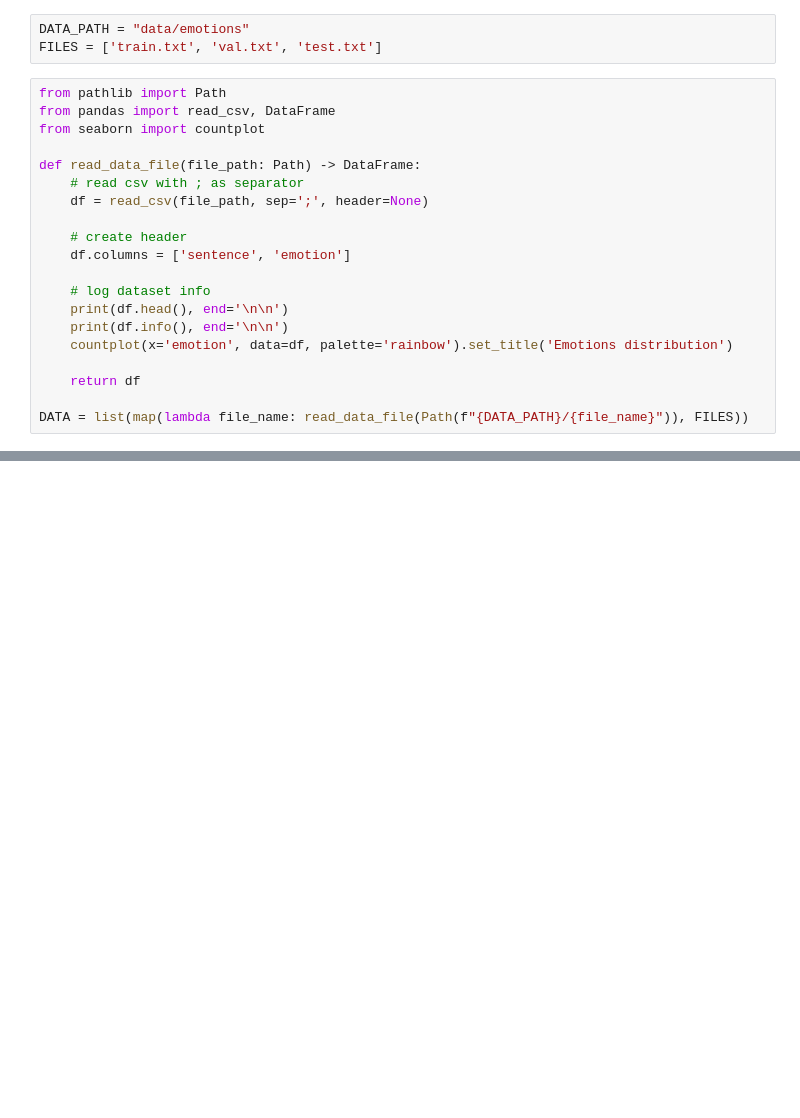
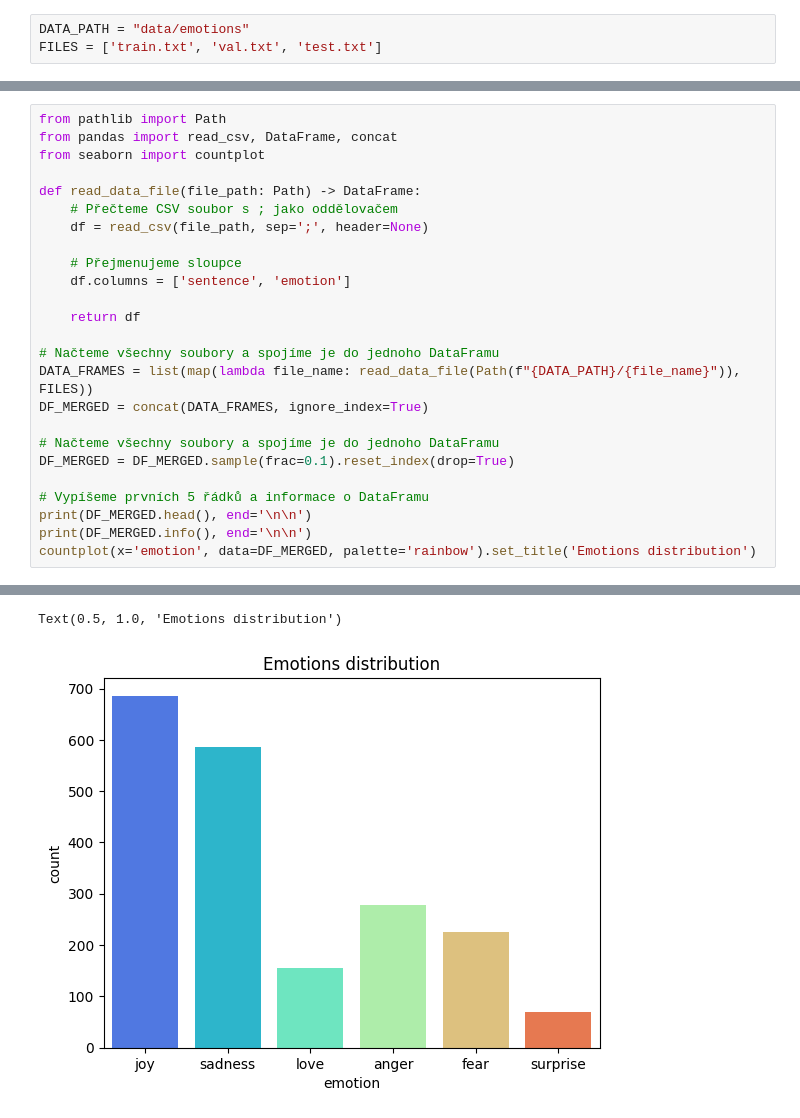
Before and after one commit to Sph3ricalPeter/wm-sem, a Jupyter notebook: emotions.ipynb, the cells around one changed output, grey strips where cells are left out. Cells and saved outputs as stored; diff of their text form; blank space fills up the shorter version.

```diff
--- a/emotions.ipynb
+++ b/emotions.ipynb
@@ -1,23 +1,3 @@
 # %%
 DATA_PATH = "data/emotions"
 FILES = ['train.txt', 'val.txt', 'test.txt']
-# %%
-from pathlib import Path
-from pandas import read_csv, DataFrame
-from seaborn import countplot
-
-def read_data_file(file_path: Path) -> DataFrame:
-    # read csv with ; as separator
-    df = read_csv(file_path, sep=';', header=None)
-
-    # create header
-    df.columns = ['sentence', 'emotion']
-
-    # log dataset info
-    print(df.head(), end='\n\n')
-    print(df.info(), end='\n\n')
-    countplot(x='emotion', data=df, palette='rainbow').set_title('Emotions distribution')
-
-    return df
-
-DATA = list(map(lambda file_name: read_data_file(Path(f"{DATA_PATH}/{file_name}")), FILES))
@@ -96,0 +4,26 @@ g.map(hist, 'length', color='#1f77b4')
+# %%
+from pathlib import Path
+from pandas import read_csv, DataFrame, concat
+from seaborn import countplot
+
+def read_data_file(file_path: Path) -> DataFrame:
+    # Přečteme CSV soubor s ; jako oddělovačem
+    df = read_csv(file_path, sep=';', header=None)
+
+    # Přejmenujeme sloupce
+    df.columns = ['sentence', 'emotion']
+
+    return df
+
+# Načteme všechny soubory a spojíme je do jednoho DataFramu
+DATA_FRAMES = list(map(lambda file_name: read_data_file(Path(f"{DATA_PATH}/{file_name}")), FILES))
+DF_MERGED = concat(DATA_FRAMES, ignore_index=True)
+
+# Načteme všechny soubory a spojíme je do jednoho DataFramu
+DF_MERGED = DF_MERGED.sample(frac=0.1).reset_index(drop=True)
+
+# Vypíšeme prvních 5 řádků a informace o DataFramu
+print(DF_MERGED.head(), end='\n\n')
+print(DF_MERGED.info(), end='\n\n')
+countplot(x='emotion', data=DF_MERGED, palette='rainbow').set_title('Emotions distribution')
+# %% [output]
@@ -96,0 +47,2 @@ g.map(hist, 'length', color='#1f77b4')
+Text(0.5, 1.0, 'Emotions distribution')
+[figure, added]
```
Also changed, not shown: parts of 14 cells of this notebook, 2 other files.
